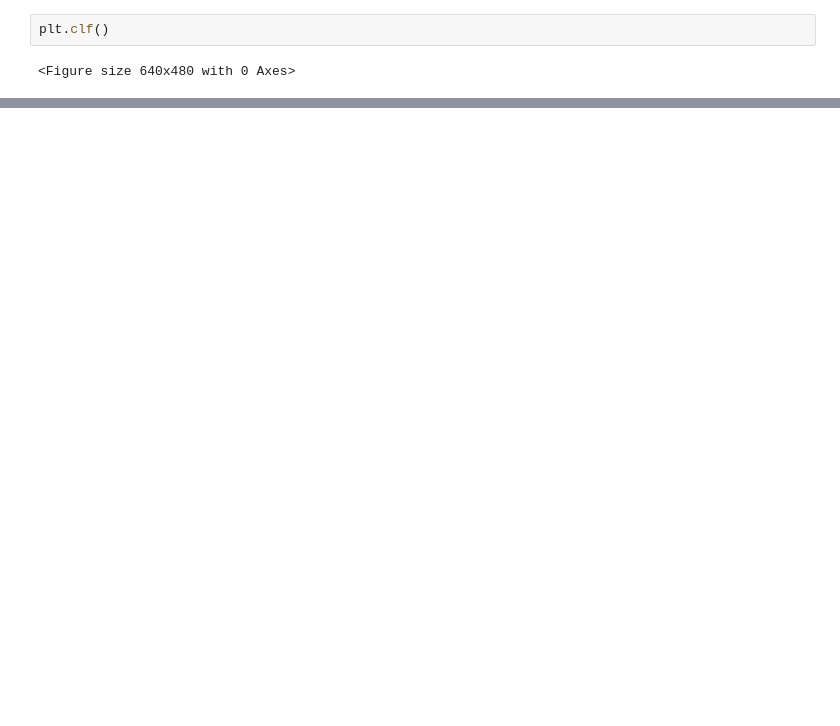
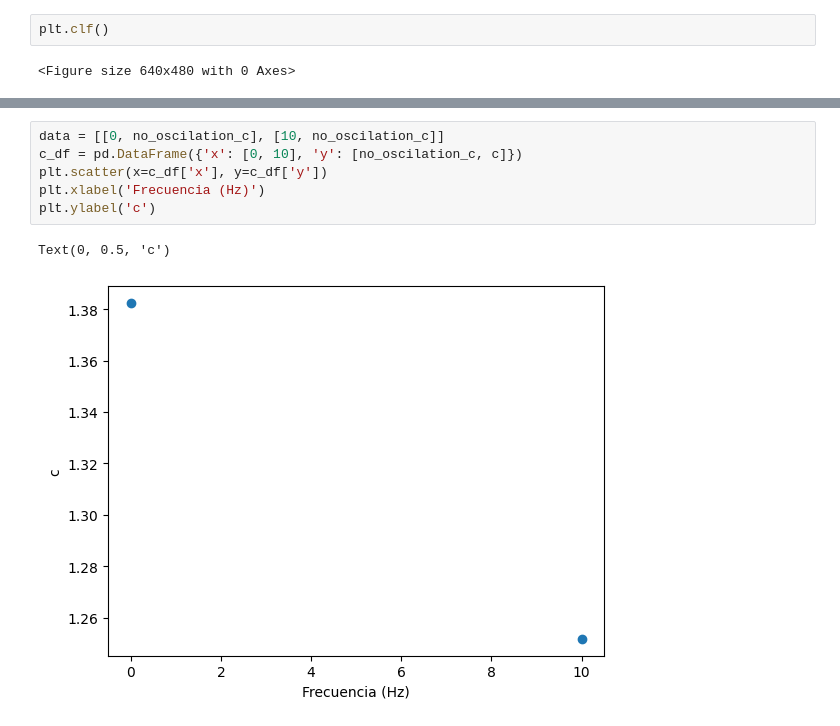
Before and after one commit to shadad00/Simulacion-de-sistemas, a Jupyter notebook: notebooks/TP5.ipynb, the cells around one changed output, grey strips where cells are left out. Drawn from its saved outputs; the diff is of its cells as text; blank space fills up the shorter version.

```diff
--- a/notebooks/TP5.ipynb
+++ b/notebooks/TP5.ipynb
@@ -367,0 +385,9 @@ plt.clf()
+# %%
+data = [[0, no_oscilation_c], [10, no_oscilation_c]]
+c_df = pd.DataFrame({'x': [0, 10], 'y': [no_oscilation_c, c]})
+plt.scatter(x=c_df['x'], y=c_df['y'])
+plt.xlabel('Frecuencia (Hz)')
+plt.ylabel('c')
+# %% [output]
+Text(0, 0.5, 'c')
+[figure, added]
```
Also changed, not shown: parts of 5 cells of this notebook.
